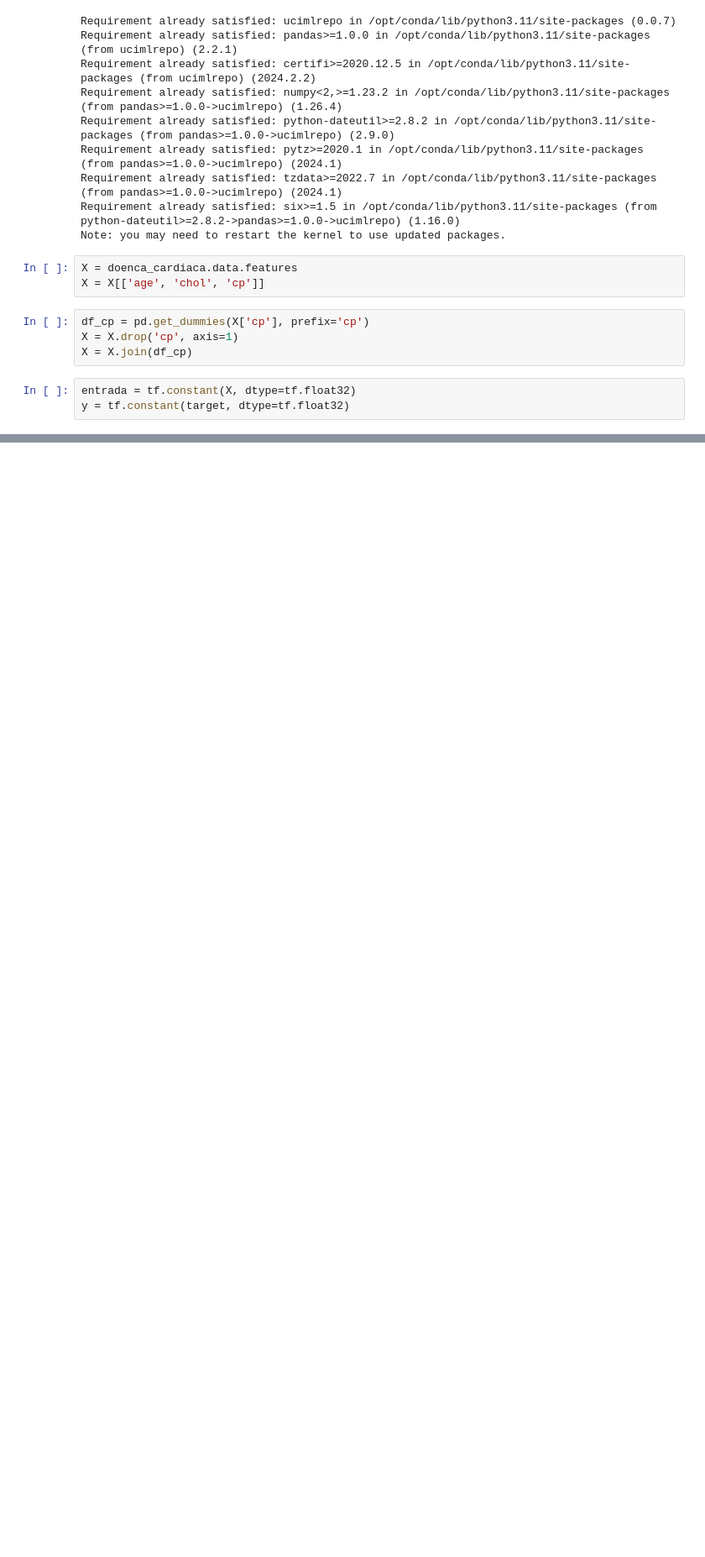
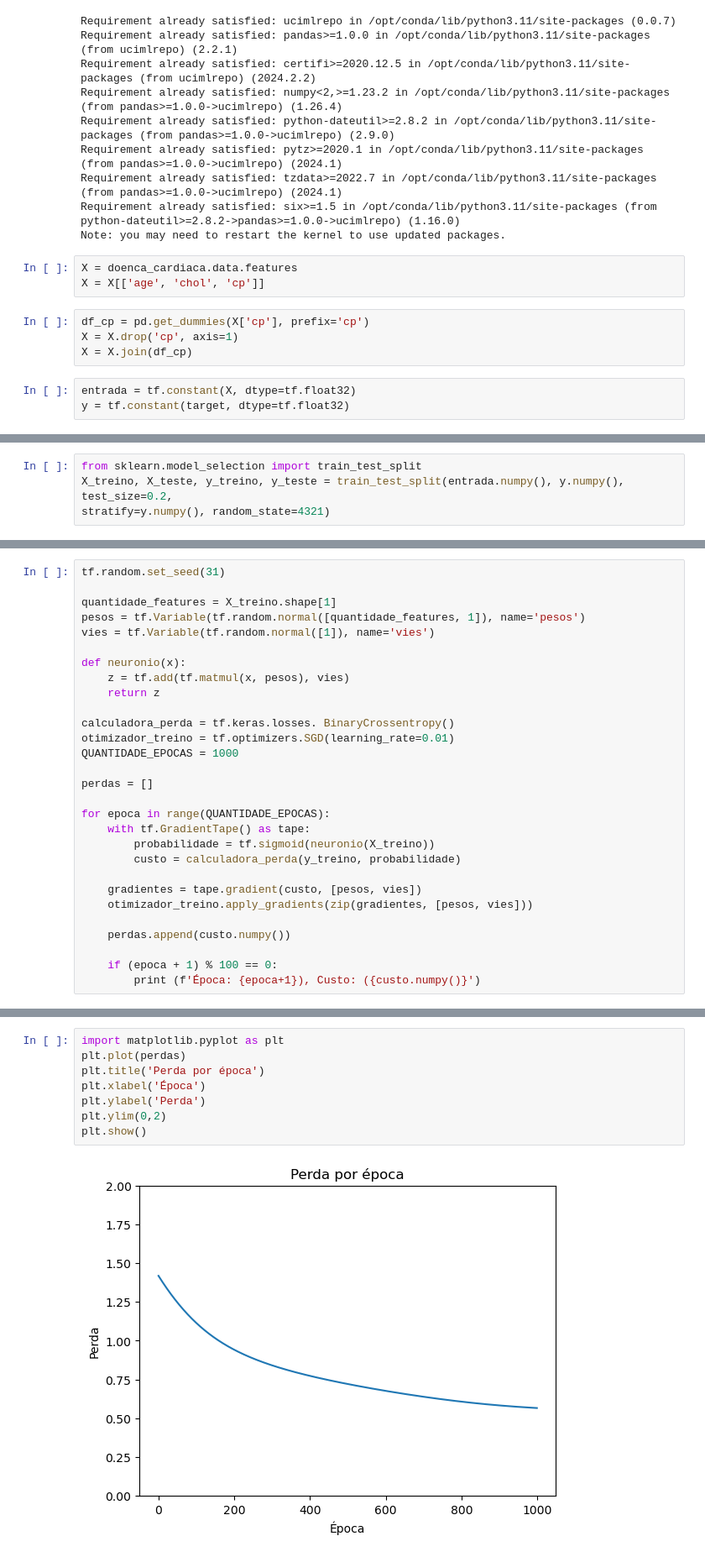
Before and after one commit to kaiomudkt/tensorflow, a Jupyter notebook: 4_aula.ipynb, the cells around one changed output, grey strips where cells are left out. Shown at 84% size. Drawn from its saved outputs; the diff is of its cells as text; blank space fills up the shorter version.

Commit message:
Separando e normalizando os dados

```diff
--- a/4_aula.ipynb
+++ b/4_aula.ipynb
@@ -64,0 +79,4 @@ y = tf.constant(target, dtype=tf.float32)
+# %%
+from sklearn.model_selection import train_test_split
+X_treino, X_teste, y_treino, y_teste = train_test_split(entrada.numpy(), y.numpy(), test_size=0.2,
+stratify=y.numpy(), random_state=4321)
@@ -64,0 +155,29 @@ y = tf.constant(target, dtype=tf.float32)
+# %%
+tf.random.set_seed(31)
+
+quantidade_features = X_treino.shape[1]
+pesos = tf.Variable(tf.random.normal([quantidade_features, 1]), name='pesos')
+vies = tf.Variable(tf.random.normal([1]), name='vies')
+
+def neuronio(x):
+    z = tf.add(tf.matmul(x, pesos), vies)
+    return z
+
+calculadora_perda = tf.keras.losses. BinaryCrossentropy()
+otimizador_treino = tf.optimizers.SGD(learning_rate=0.01)
+QUANTIDADE_EPOCAS = 1000
+
+perdas = []
+
+for epoca in range(QUANTIDADE_EPOCAS):
+    with tf.GradientTape() as tape:
+        probabilidade = tf.sigmoid(neuronio(X_treino))
+        custo = calculadora_perda(y_treino, probabilidade)
+
+    gradientes = tape.gradient(custo, [pesos, vies])
+    otimizador_treino.apply_gradients(zip(gradientes, [pesos, vies]))
+
+    perdas.append(custo.numpy())
+
+    if (epoca + 1) % 100 == 0:
+        print (f'Época: {epoca+1}), Custo: ({custo.numpy()}')
@@ -64,0 +209,10 @@ y = tf.constant(target, dtype=tf.float32)
+# %%
+import matplotlib.pyplot as plt
+plt.plot(perdas)
+plt.title('Perda por época')
+plt.xlabel('Época')
+plt.ylabel('Perda')
+plt.ylim(0,2)
+plt.show()
+# %% [output]
+[figure, added]
```
Also changed, not shown: parts of 18 cells of this notebook.
